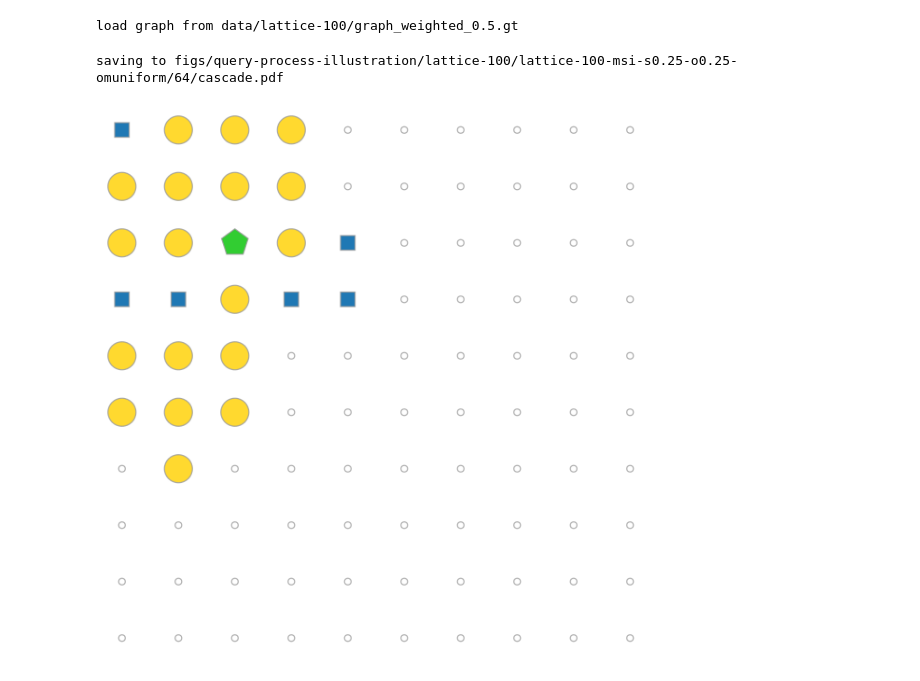
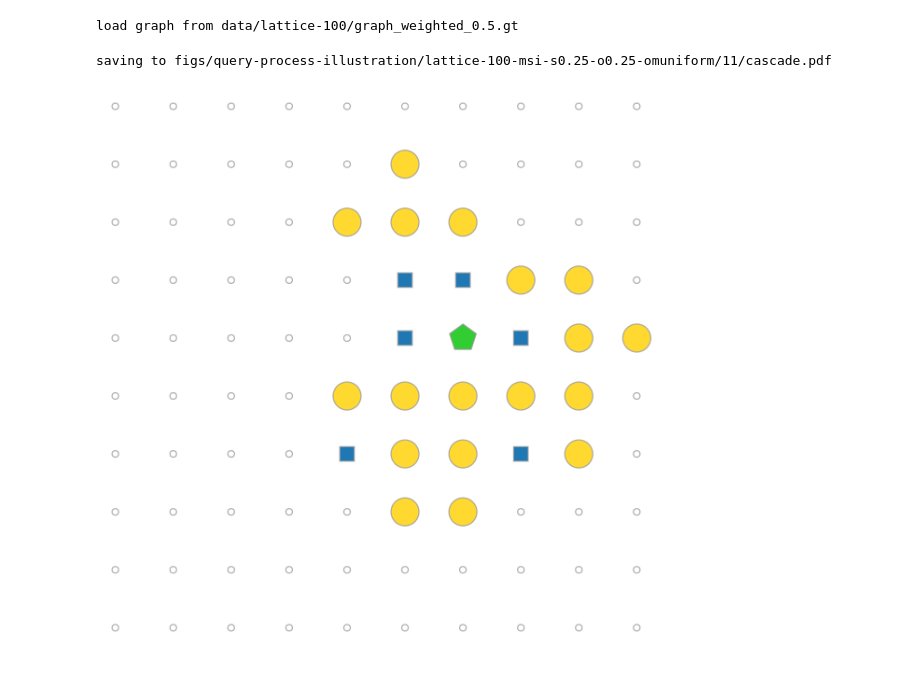
Before and after one commit to xiaohan2012/active-cascade-reconstruction, a Jupyter notebook: query_process_illustration.ipynb, the cells around one changed output. Saved outputs shown, nothing was run; the diff lists cells and outputs as text; code cells hidden in the pictures.

Commit message:
attempt to fix plot and eval; howevery, to be clear about `every` on queries and probas

```diff
--- a/query_process_illustration.ipynb
+++ b/query_process_illustration.ipynb
@@ -18,7 +20,7 @@ if graph_name == 'lattice-100':
 else:
     pos = sfdp_layout(g)
 # %%
-round_id = 64
+round_id = 11
 cascade_size = 0.25
 obs_fraction = 0.25
 cascade_model = 'si'
@@ -53,15 +55,15 @@ n_queries = len(queries_by_method['random'])
 # %%
 fig_dir = os.path.join(
     'figs/query-process-illustration',
-    graph_name, data_id, str(round_id)
+    data_id, str(round_id)
 )
 makedir_if_not_there(fig_dir)
 
 setting = default_plot_setting(g, c, obs, size_multiplier=1.5)
 visualize(g, pos, **setting, output=os.path.join(fig_dir, 'cascade.pdf'))
 # %% [output]
-saving to figs/query-process-illustration/lattice-100/lattice-100-msi-s0.25-o0.25-omuniform/64/cascade.pdf
+saving to figs/query-process-illustration/lattice-100-msi-s0.25-o0.25-omuniform/11/cascade.pdf
-[figure, old version]
+[figure, new version]
 # %%
 plt.switch_backend('cairo')
 
```
Also changed, not shown: parts of 4 cells of this notebook, 6 other files.
